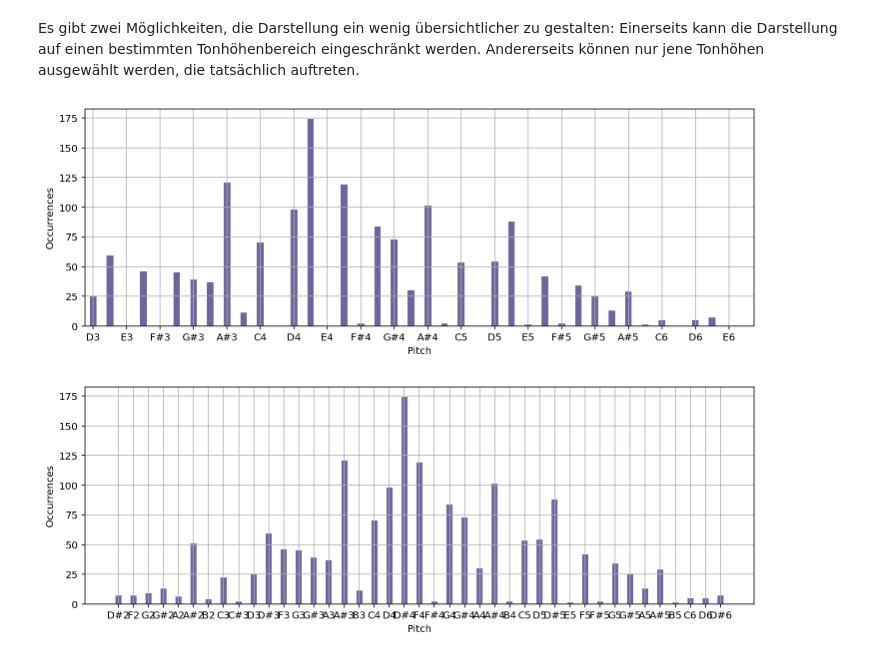
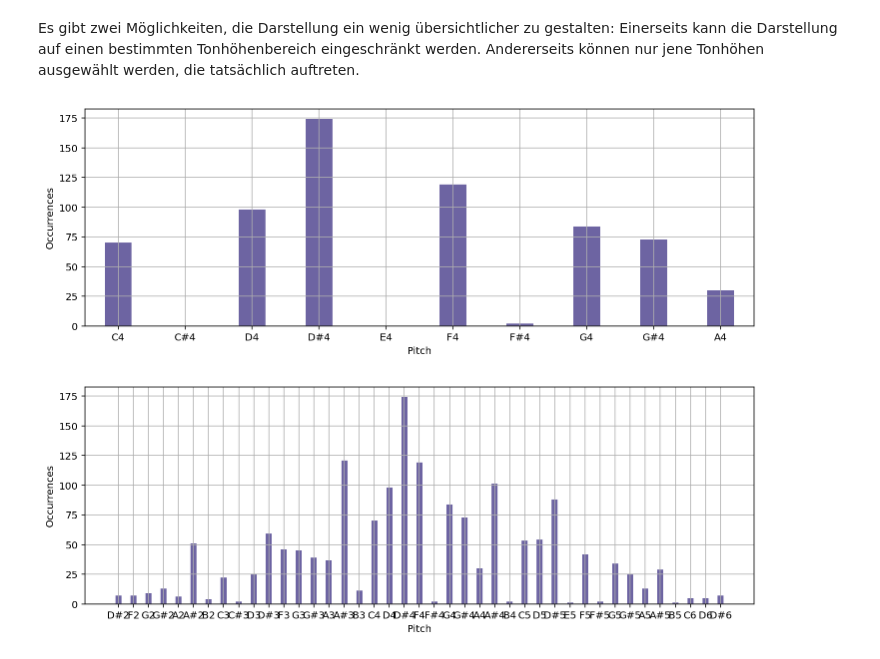
Before and after one commit to Christon-Ragavan/CAMAT, a Jupyter notebook: music_xml_parser/ipynb/15_CAMAT_Basics_Part2_Statistics_neu.ipynb, the cells around one changed output. Saved outputs shown, nothing was run; the diff lists cells and outputs as text; code cells hidden in the pictures.

```diff
--- a/music_xml_parser/ipynb/15_CAMAT_Basics_Part2_Statistics_neu.ipynb
+++ b/music_xml_parser/ipynb/15_CAMAT_Basics_Part2_Statistics_neu.ipynb
@@ -214,12 +214,12 @@ Andererseits können nur jene Tonhöhen ausgewählt werden, die tatsächlich auf
 # %%
 ph = mp.analyse.pitch_histogram(m_df,
                                 do_plot=True,
-                                visulize_midi_range=[50, 90])
+                                visulize_midi_range=[60, 70])
 
 # Durch den Zusatz 'visulize_midi_range=[50, 90]' wird der dargestellte Ausschnitt
 # auf den Bereich zwischen MIDI-Pitch 50 (= D3) und 90 (= F6) eingegrenzt.
 # %% [output]
-[figure, old version]
+[figure, new version]
 # %%
 ph2 = mp.analyse.pitch_histogram(m_df,
                                  do_plot=True,
```
Also changed, not shown: parts of 3 cells of this notebook, 3 other files.
